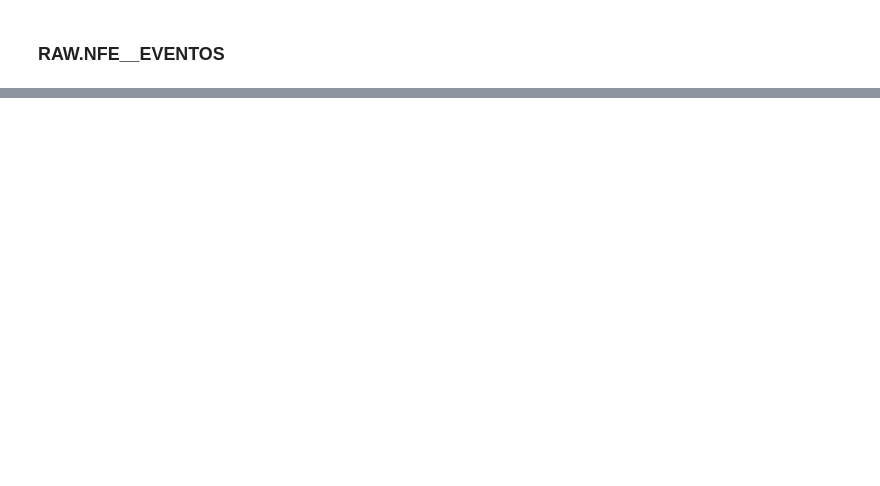
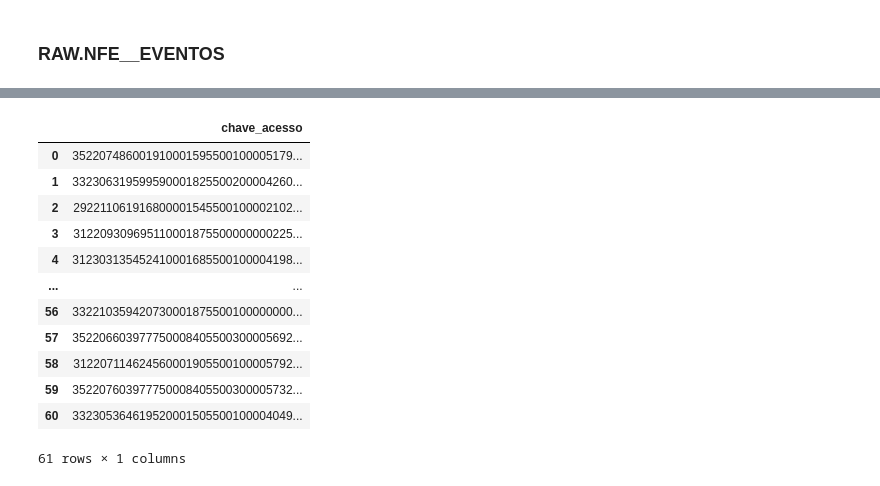
Before and after one commit to fredguth/mgi-mira-pipelines, a Jupyter notebook: nbs/compras_governo_nfe.ipynb, the cells around one changed output, grey strips where cells are left out. Cells and saved outputs as stored; diff of their text form; code cells hidden in the pictures; blank space fills up the shorter version.

```diff
--- a/nbs/compras_governo_nfe.ipynb
+++ b/nbs/compras_governo_nfe.ipynb
@@ -568,0 +973,18 @@ db.execute("SELECT * FROM cgu.eventos where emitente = '29369516000351'").df()
+# %%
+notas_canceladas = db.execute("""SELECT DISTINCT chave_acesso FROM cgu.notas WHERE ultimo_evento = 'Cancelamento da NF-e'""").df()
+cancelamentos = db.execute("""SELECT DISTINCT chave_acesso FROM cgu.eventos WHERE evento = 'Cancelamento da NF-e'""").df()
+db.execute("""select chave_acesso from cancelamentos where chave_acesso not in (select chave_acesso from notas_canceladas)""").df()
+# %% [output]
+|  | chave_acesso |
+| 0 | 352207486001910001595500100005179... |
+| 1 | 332306319599590001825500200004260... |
+| 2 | 292211061916800001545500100002102... |
+| 3 | 312209309695110001875500000000225... |
+| 4 | 312303135452410001685500100004198... |
+| ... | ... |
+| 56 | 332210359420730001875500100000000... |
+| 57 | 352206603977750008405500300005692... |
+| 58 | 312207114624560001905500100005792... |
+| 59 | 352207603977750008405500300005732... |
+| 60 | 332305364619520001505500100004049... |
+61 rows × 1 columns
```
Also changed, not shown: parts of 79 cells of this notebook, 7 other files.
